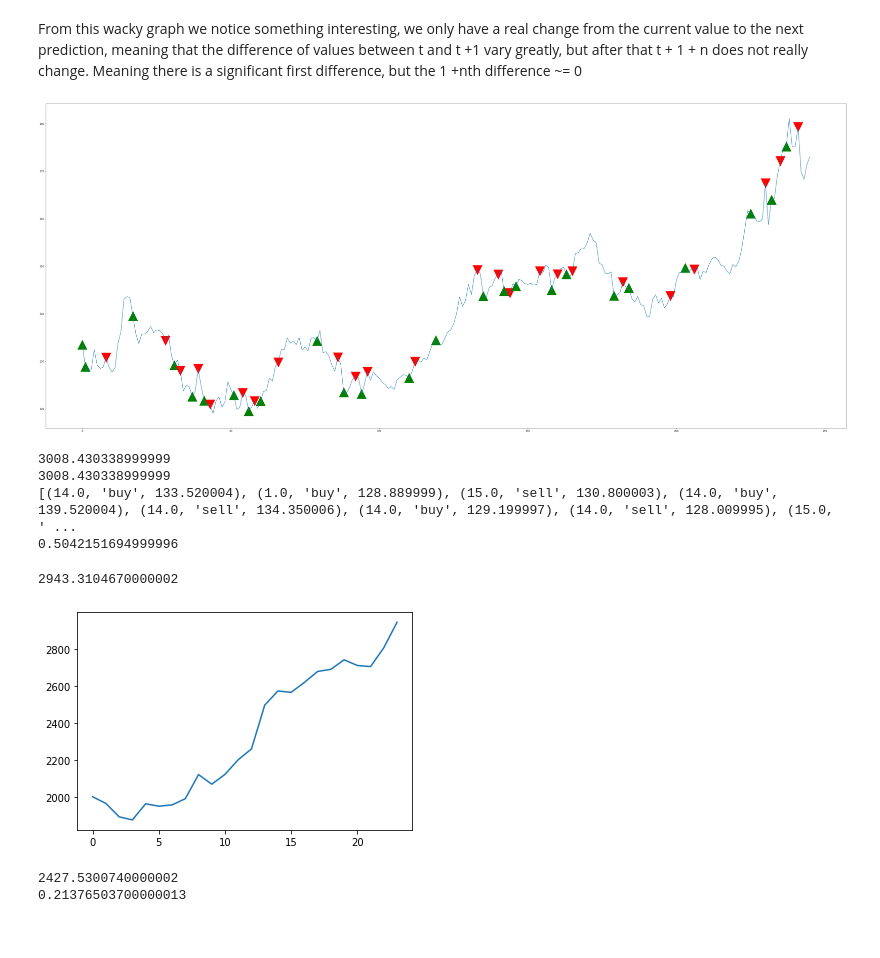
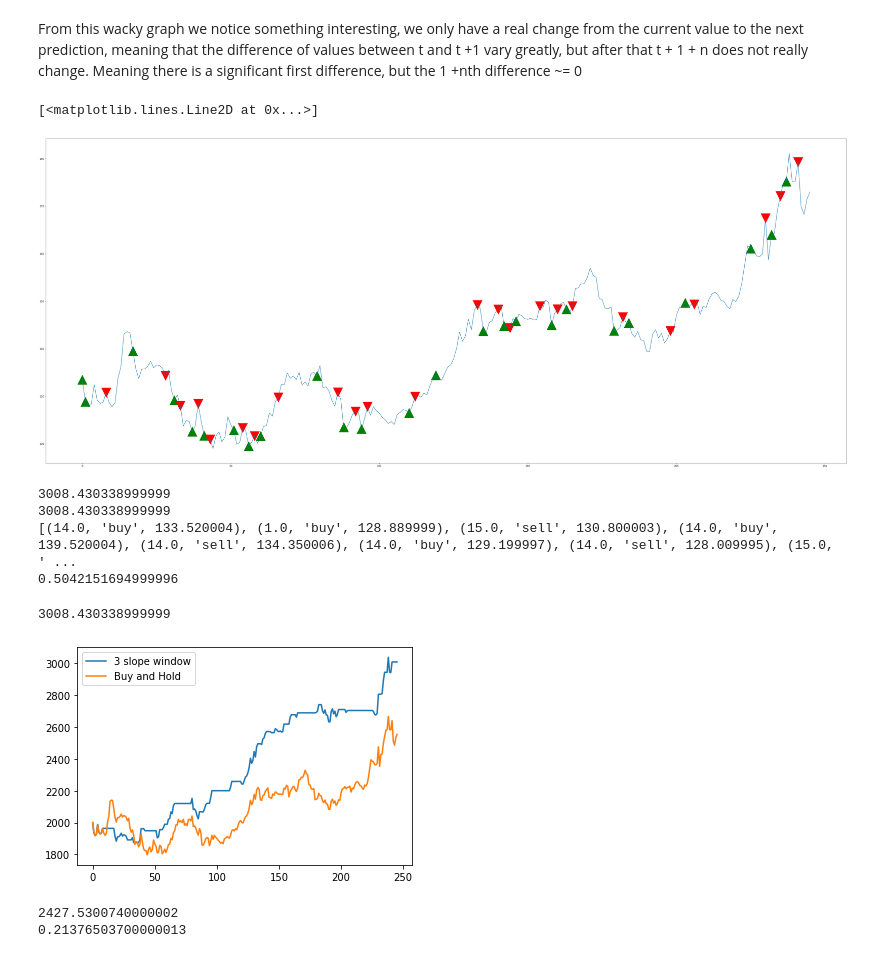
Before and after one commit to kevinkim101/financial_stock_data_modelling, a Jupyter notebook: project_name/notebooks/trading_strats.ipynb, the cells around one changed output. Drawn from its saved outputs; the diff is of its cells as text; code cells hidden in the pictures.

Commit message:
equity calculations

```diff
--- a/project_name/notebooks/trading_strats.ipynb
+++ b/project_name/notebooks/trading_strats.ipynb
@@ -119,6 +119,7 @@ test = test.reset_index(drop=True)
 window_len = 3
 slope_window = []
 sell_factor = 1
+equity_vals = []
 
 plt.figure(figsize=(60,25))
 
@@ -180,12 +181,17 @@ for i in range(0,len(test)):
     #update the model with two days worth of data
     train = train.append({"Close": test.iloc[i]["Close"], "Date":test.iloc[i]["Date"]}, ignore_index=True)
 
+
+    if holdings != 0:
+        equity = cash + holdings * test.iloc[i]["Open"]
+    else:
+        equity = cash
+
+    equity_vals.append(equity)
+
 plt.plot(test["Open"])
-if holdings != 0:
-    equity = cash + holdings * test.iloc[len(test)-1]["Open"]
-else:
-    equity = cash
 # %% [output]
+[<matplotlib.lines.Line2D at 0x...>]
 [figure]
 # %%
 print(cash)
@@ -197,36 +203,26 @@ print((equity - starting) / starting )
 3008.430338999999
 [(14.0, 'buy', 133.520004), (1.0, 'buy', 128.889999), (15.0, 'sell', 130.800003), (14.0, 'buy', 139.520004), (14.0, 'sell', 134.350006), (14.0, 'buy', 129.199997), (14.0, 'sell', 128.009995), (15.0, ' ...
 0.5042151694999996
-# %%
-#plot an equity curve to see where we made and lost money
-equity = 2000
-equity_vals = [equity]
-running_holding_value = 0
-num_holdings = 0
-avg_price = 0
-
-
-for i in range(len(history)-1):
-    if history[i][1] == "buy":
-        running_holding_value += history[i][2] * history[i][0]
-        num_holdings += history[i][0]
-
-    else: #we are selling
-        avg_price = running_holding_value / num_holdings
-
-
-        num_holdings -= history[i][0]
-        running_holding_value -= avg_price * history[i][0]
-
-
-        equity += (history[i][2] - avg_price) * history[i][0]
-        equity_vals.append(equity)
-
-
-plt.plot(equity_vals)
-
-equity
-# %% [output]
-2943.3104670000002
-[figure, removed]
+# %%
+#plot an equity curve to see where we made and lost money
+cash = 2000
+holdings = cash // test.iloc[0]["Open"]
+cash -= holdings * test.iloc[0]["Open"]
+base_equity_vals = []
+
+for i in range(len(test)):
+    base_equity = cash + holdings * test.iloc[i]["Open"]
+    base_equity_vals.append(base_equity)
+
+
+
+plt.plot(equity_vals,label="3 slope window")
+plt.plot(base_equity_vals,label="Buy and Hold")
+plt.legend(loc="upper left")
+
+
+equity
+# %% [output]
+3008.430338999999
+[figure, added]
 # %%
```
Also changed, not shown: parts of 2 cells of this notebook.
